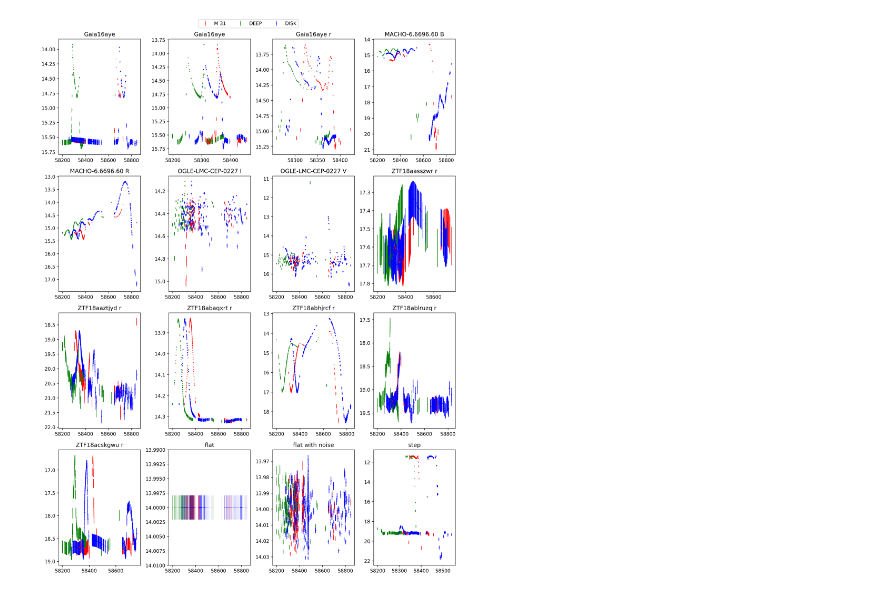
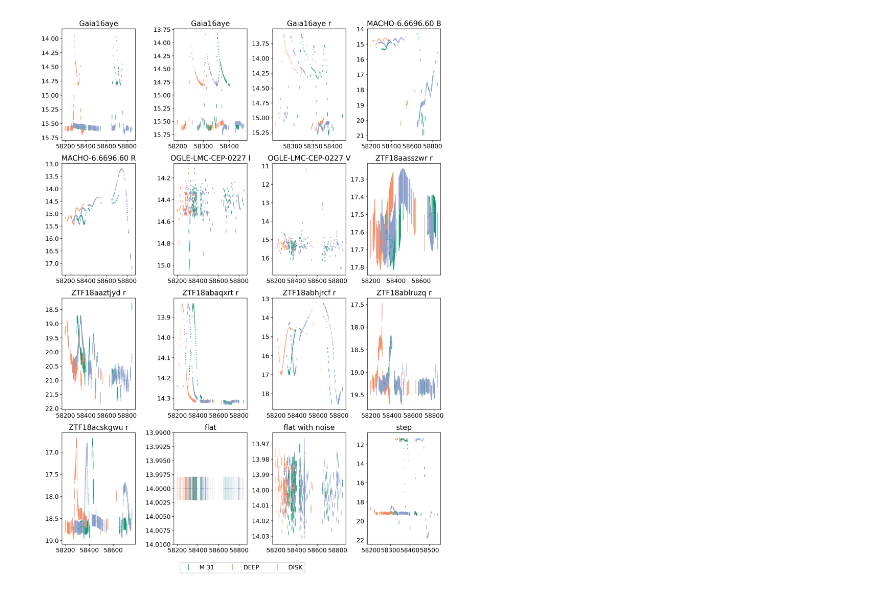
Before and after one commit to snad-space/zwad, a Jupyter notebook: notebooks/fakes_plot.ipynb, the cells around one changed output. Cells and saved outputs as stored; diff of their text form; code cells hidden in the pictures.

Commit message:
Fake LCs: update colors and legend loc

```diff
--- a/notebooks/fakes_plot.ipynb
+++ b/notebooks/fakes_plot.ipynb
@@ -1,6 +1,7 @@
 # %%
 %matplotlib inline
 
+import matplotlib
 import matplotlib.pyplot as plt
 import pandas as pd
 import os
@@ -8,6 +9,8 @@ import re
 
 from matplotlib.ticker import EngFormatter
 from glob import glob
+
+matplotlib.rcParams['font.size'] = 13
 # %%
 DATA_ROOT = '../data/fakes/output/'
 # %%
@@ -39,16 +42,16 @@ def plot_field(field, *, folder, ax_, marker, color):
 # %%
 fig, ax_ = plt.subplots(4, 4, figsize=(12, 16), dpi=300, constrained_layout=True)
 # plt.subplots_adjust(wspace=0.37)
 
 for name, dirname, marker, color in [
-    ('M 31', 'FID695', 'x', 'red'),
-    ('DEEP', 'FID795', '*', 'green'),
-    ('DISK', 'FID807', 'v', 'blue'),
+    ('M 31', 'FID695', 'x', '#1b9e77'),
+    ('DEEP', 'FID795', '*', '#fc8d62'),
+    ('DISK', 'FID807', 'v', '#8da0cb'),
 ]:
     folder = os.path.join(DATA_ROOT, dirname)
     plot_field(field=name, folder=folder, ax_=ax_, marker=marker, color=color)
-fig.suptitle(' ')  # Make empty space for the legend
-fig.legend(loc='upper center', ncol=3)
+fig.suptitle(' ', y=-0.02)  # Make empty space for the legend
+fig.legend(loc='lower center', ncol=3)
 fig.savefig('../figs/fakes_lc.pdf')
 # %% [output]
-[figure, old version]
+[figure, new version]
```
Also changed, not shown: 1 other file.
